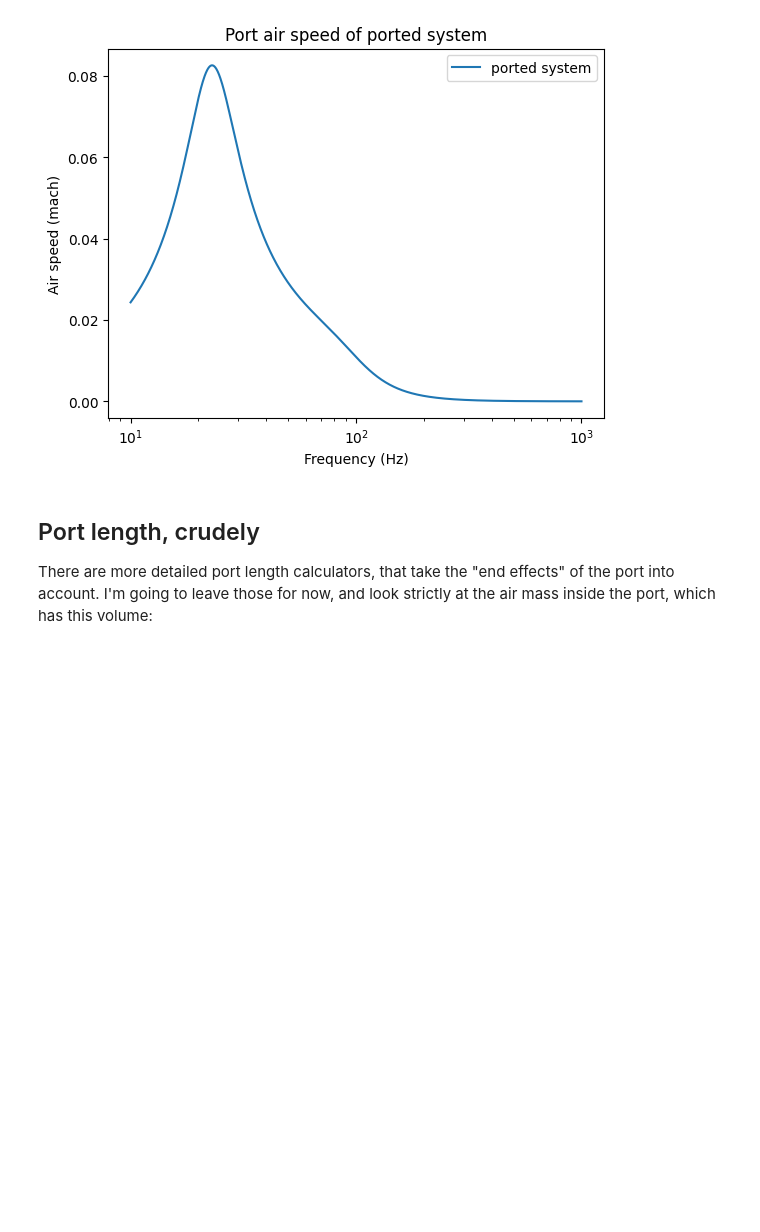
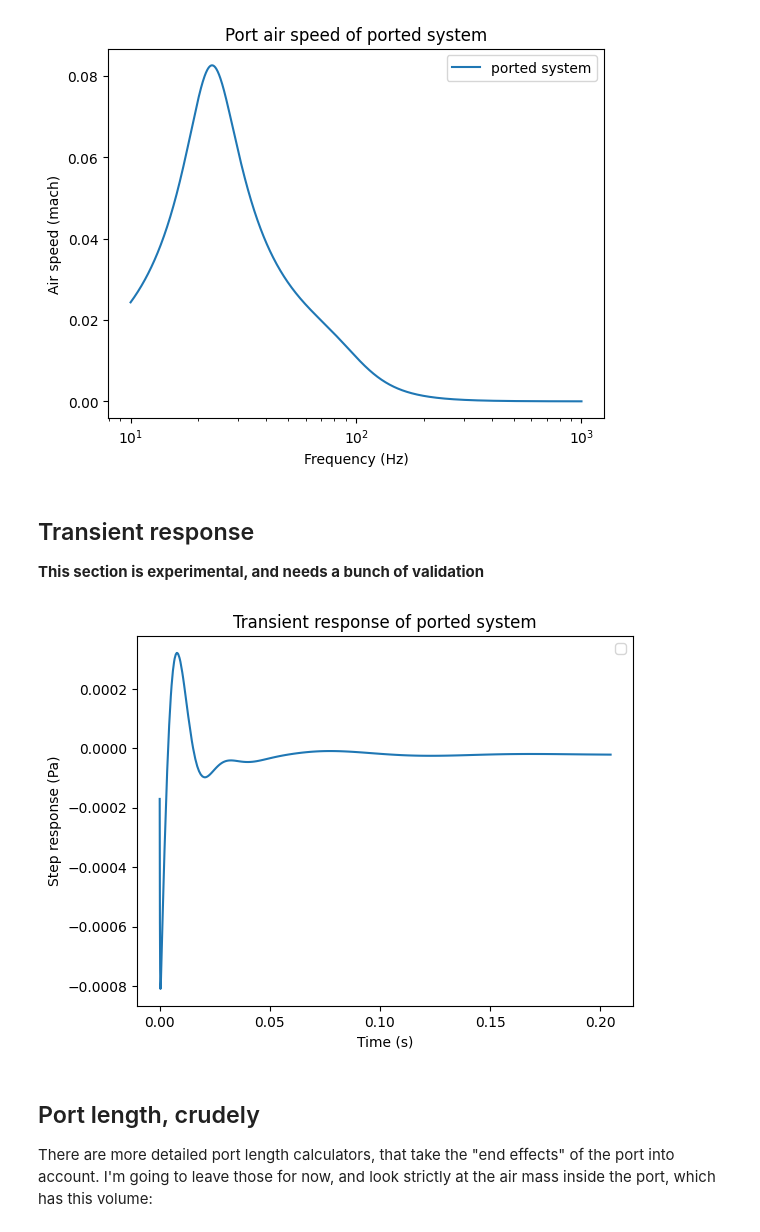
Before and after one commit to bassistTech/bassistTech.github.io, a Jupyter notebook: SpeakerTheory/speakerTheorySympy.ipynb, the cells around one changed output. Cells and saved outputs as stored; diff of their text form; code cells hidden in the pictures; blank space fills up the shorter version.

```diff
--- a/SpeakerTheory/speakerTheorySympy.ipynb
+++ b/SpeakerTheory/speakerTheorySympy.ipynb
@@ -720,6 +805,52 @@ if __name__ == '__main__':
     plt.show()
 # %% [output]
 [figure]
+# %% [markdown]
+## Transient response
+
+**This section is experimental, and needs a bunch of validation**
+# %%
+def transient_response_ported(em_params, ax, mul = 1, label = ''):
+    fa = np.linspace(0, 20000, 4096)
+    wa = 2*np.pi*fa
+
+    kappa = (omega**2/(omega**2 - w_port**2))
+    P_total = (omega**2*rho*S_d*N_d/2/sp.pi/R_ref*x_driver*kappa).subs(em_params)
+    ptotalfunc_sp = sp.lambdify(omega, P_total, 'numpy')
+    ptotal = ptotalfunc_sp(wa)*mul
+
+    # Assume ptotal is your frequency response (complex), and w is the angular frequency array (rad/s)
+    # Example: w = np.linspace(0, w_max, N)
+    # ptotal = ... (complex array, same length as w)
+
+    # Inverse FFT assumes evenly spaced frequency points and covers 0 to Nyquist
+
+    # Compute time axis
+    N = len(ptotal)
+    dw = wa[1] - wa[0]
+    T = 2 * np.pi / dw  # total time duration
+    t = np.linspace(0, T, N, endpoint=False)
+    ptotal_full = np.concatenate([ptotal, np.conj(ptotal[-2:0:-1])])
+    impulse_response = (np.fft.ifft(ptotal_full).real)[:N]
+
+    # Step response is cumulative sum (integral) of impulse response
+    step_response = np.cumsum(impulse_response) * (t[1] - t[0])
+    if mul == 1:
+        label1 = label
+    else:
+        label1 = label + ' *' + str(mul)
+    ax.plot(t, step_response, label = label1)
+    ax.set_xlabel('Time (s)')
+    ax.set_ylabel('Step response (Pa)')
+    ax.legend()
+
+if __name__ == '__main__':
+    transient_response_ported(em_ported_params, plt.gca())
+    plt.title('Transient response of ported system')
+    plt.xlabel('Time (s)')
+    plt.show()
+# %% [output]
+[figure, added]
 # %% [markdown]
 ## Port length, crudely
 
```
Also changed, not shown: parts of 27 cells of this notebook, 8 other files.
